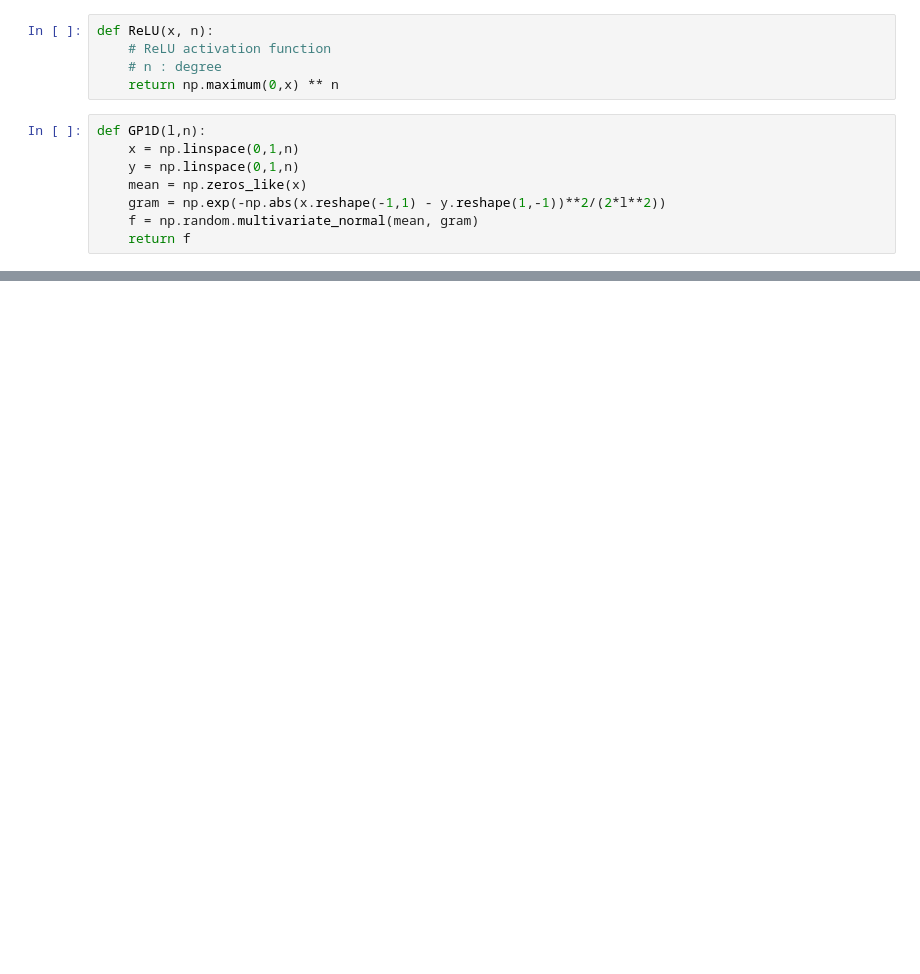
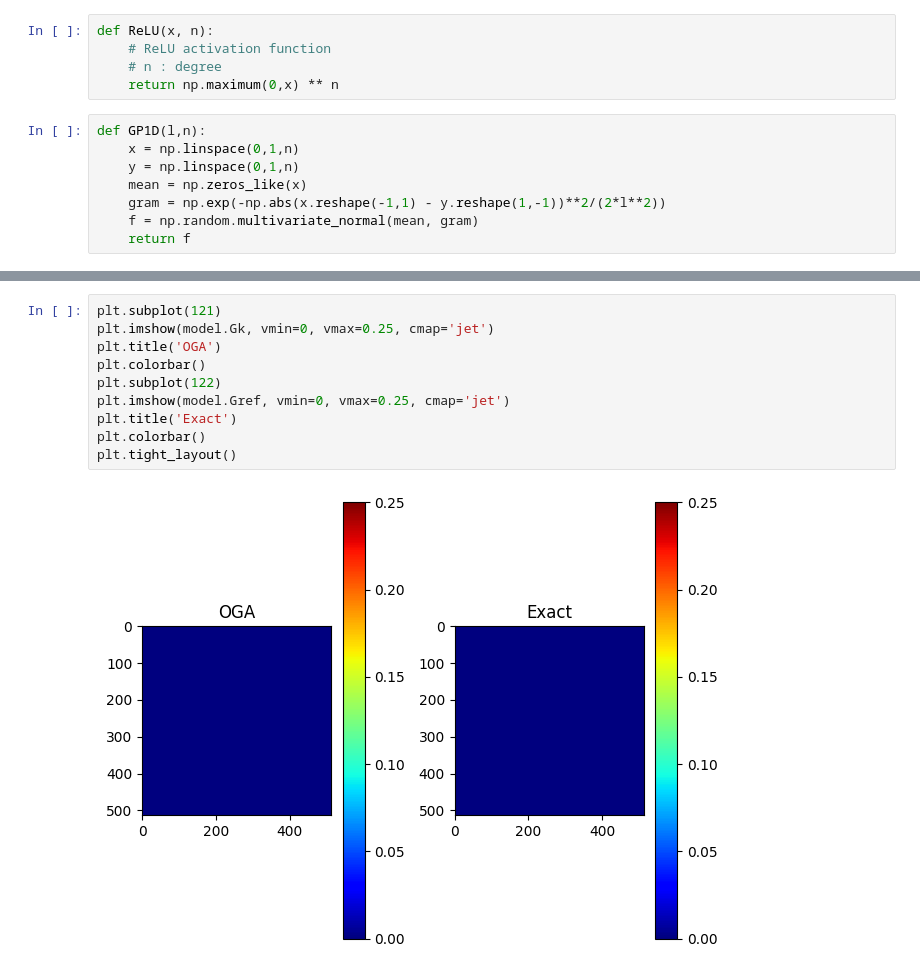
Before and after one commit to linye-boli/OGA-Python, a Jupyter notebook: numpy/kernel1d.ipynb, the cells around one changed output, grey strips where cells are left out. Cells and saved outputs as stored; diff of their text form; blank space fills up the shorter version.

```diff
--- a/numpy/kernel1d.ipynb
+++ b/numpy/kernel1d.ipynb
@@ -126,0 +162,12 @@ model.optimize()
+# %%
+plt.subplot(121)
+plt.imshow(model.Gk, vmin=0, vmax=0.25, cmap='jet')
+plt.title('OGA')
+plt.colorbar()
+plt.subplot(122)
+plt.imshow(model.Gref, vmin=0, vmax=0.25, cmap='jet')
+plt.title('Exact')
+plt.colorbar()
+plt.tight_layout()
+# %% [output]
+[figure, added]
```
Also changed, not shown: parts of 9 cells of this notebook, 1 other file.
